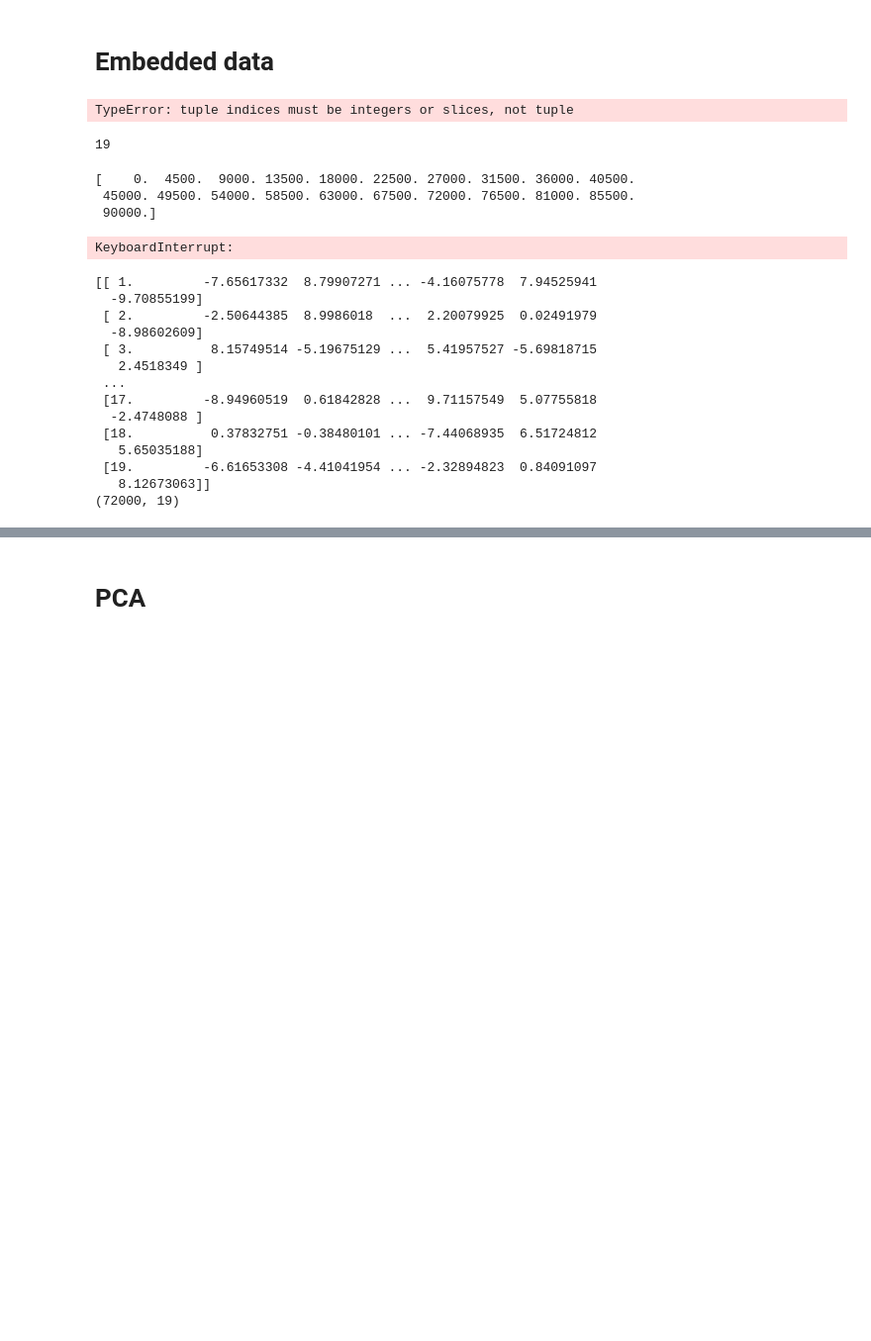
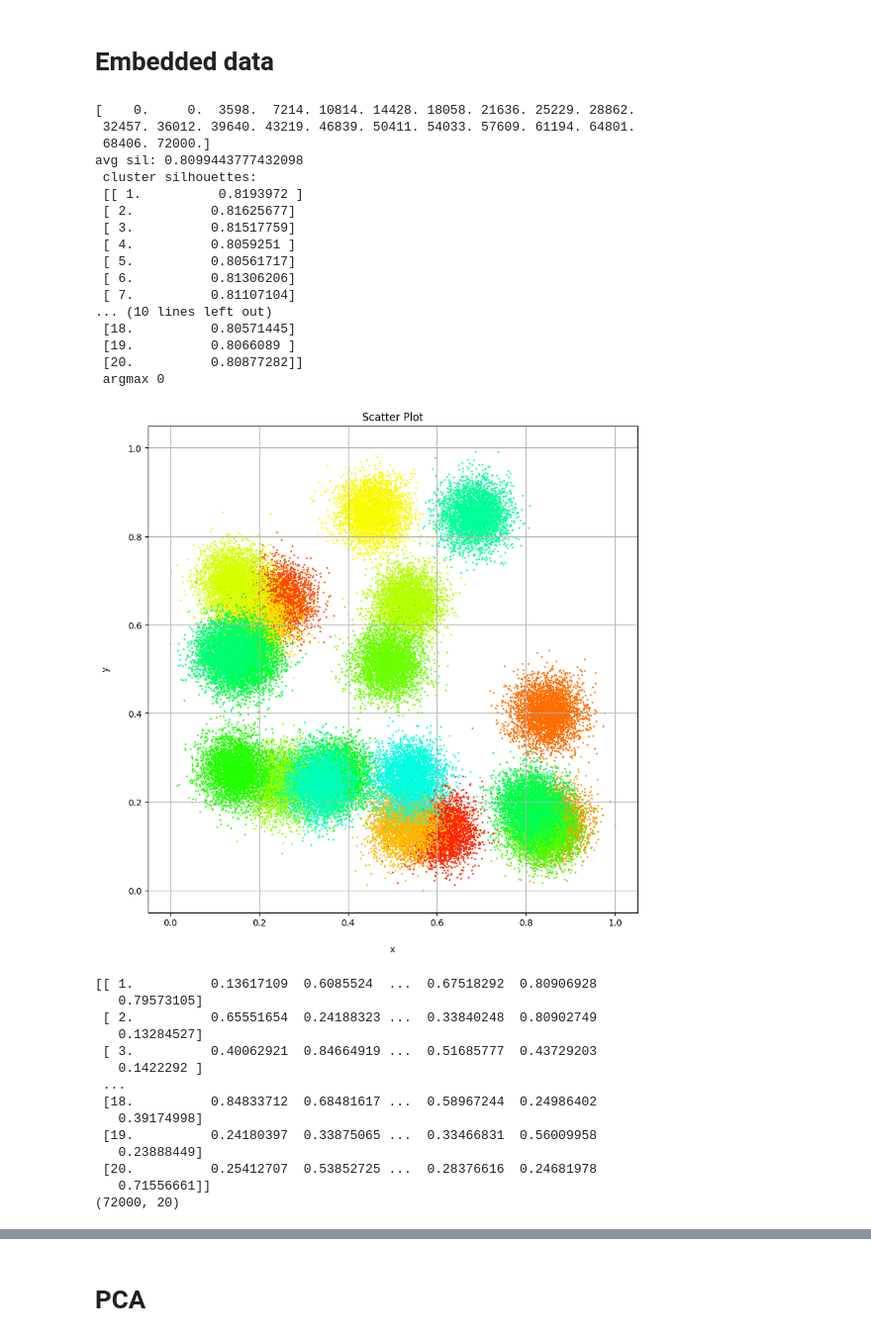
Before and after one commit to LeDeauve/Finding-comparable-sales-using-macine-learning, a Jupyter notebook: Analysis_blobs_20.ipynb, the cells around one changed output, grey strips where cells are left out. Shown at 99% size. Drawn from its saved outputs; the diff is of its cells as text; code cells hidden in the pictures; blank space fills up the shorter version.

```diff
--- a/Analysis_blobs_20.ipynb
+++ b/Analysis_blobs_20.ipynb
@@ -14,7 +14,7 @@ from functions_fcsuml import *
 import warnings
 warnings.simplefilter(action='ignore', category=FutureWarning)
 # %%
-blobs, labels, centers = datasets.make_blobs(n_samples=90000, n_features=150, centers=20, random_state=42, return_centers=True)
+blobs, labels, centers = datasets.make_blobs(n_samples=90000, n_features=100, centers=20, random_state=42, return_centers=True)
 
 targets = blobs[:, -1]
 data = blobs[:, :-1]
@@ -79,35 +79,36 @@ Notes:
 [1] Standard Errors assume that the covariance matrix of the errors is correctly specified.
 # %% [markdown]
 # Embedded data
-# %%
-number_of_clusters, optimal_clustering = clustering(norm_data, cluster_size=300, min_samples=2)
-# %% [output]
-TypeError: tuple indices must be integers or slices, not tuple
-# %%
-print(number_of_clusters)
-def create_clusterspan(sorted_clusters, number_of_clusters):
-    clusterspan = np.zeros(number_of_clusters+2)
-
-    for i in range(0, number_of_clusters+1):
-        clusterspan[i+1] = clusterspan[i] + np.shape(sorted_clusters[np.where(sorted_clusters[:,0] == i)])[0]
-
-    clusterspan[-1] = np.shape(sorted_clusters)[0]
-    return clusterspan
-# %% [output]
-19
 # %%
+number_of_clusters, optimal_clustering = clustering(norm_data, cluster_size=100, min_samples=2)
+
 sorted_clusters = optimal_clustering[optimal_clustering[:, 0].argsort()] # sorting the clustered data by cluster affiliation
+sorted_clusters[:, 0] += 1
 number_of_clusters = int(np.max(sorted_clusters[:,0]))
 clusterspan = create_clusterspan(sorted_clusters, number_of_clusters)
 print(clusterspan)
 average_silhouette, cluster_silhouettes = silhouette(sorted_clusters, number_of_clusters)
 print('avg sil:', average_silhouette, '\n cluster silhouettes: \n', cluster_silhouettes, '\n argmax', np.argmax(cluster_silhouettes[:,1]))
 show_clusters_in_latlon(norm_data, sorted_clusters, number_of_clusters, clusterspan,2, 1)
 # %% [output]
-[    0.  4500.  9000. 13500. 18000. 22500. 27000. 31500. 36000. 40500.
- 45000. 49500. 54000. 58500. 63000. 67500. 72000. 76500. 81000. 85500.
- 90000.]
+[    0.     0.  3598.  7214. 10814. 14428. 18058. 21636. 25229. 28862.
+ 32457. 36012. 39640. 43219. 46839. 50411. 54033. 57609. 61194. 64801.
+ 68406. 72000.]
+avg sil: 0.8099443777432098
+ cluster silhouettes:
+ [[ 1.          0.8193972 ]
+ [ 2.          0.81625677]
+ [ 3.          0.81517759]
+ [ 4.          0.8059251 ]
+ [ 5.          0.80561717]
+ [ 6.          0.81306206]
+ [ 7.          0.81107104]
+... (10 lines left out)
+ [18.          0.80571445]
+ [19.          0.8066089 ]
+ [20.          0.80877282]]
+ argmax 0
-KeyboardInterrupt:
+[figure, added]
 # %%
 def center_of_mass(number_of_clusters, clusters):
     """Takes a number of clusters and a matrix with points declaring where the first column references which cluster to which the point belongs and
@@ -171,20 +172,20 @@ embedded_data = (transformation_matrix@norm_data.T).T
 print(np.shape(embedded_data))
 # print(norm_embedded_data)
 # %% [output]
-[[ 1.         -7.65617332  8.79907271 ... -4.16075778  7.94525941
-  -9.70855199]
- [ 2.         -2.50644385  8.9986018  ...  2.20079925  0.02491979
-  -8.98602609]
- [ 3.          8.15749514 -5.19675129 ...  5.41957527 -5.69818715
-   2.4518349 ]
+[[ 1.          0.13617109  0.6085524  ...  0.67518292  0.80906928
+   0.79573105]
+ [ 2.          0.65551654  0.24188323 ...  0.33840248  0.80902749
+   0.13284527]
+ [ 3.          0.40062921  0.84664919 ...  0.51685777  0.43729203
+   0.1422292 ]
  ...
- [17.         -8.94960519  0.61842828 ...  9.71157549  5.07755818
-  -2.4748088 ]
- [18.          0.37832751 -0.38480101 ... -7.44068935  6.51724812
-   5.65035188]
- [19.         -6.61653308 -4.41041954 ... -2.32894823  0.84091097
-   8.12673063]]
-(72000, 19)
+ [18.          0.84833712  0.68481617 ...  0.58967244  0.24986402
+   0.39174998]
+ [19.          0.24180397  0.33875065 ...  0.33466831  0.56009958
+   0.23888449]
+ [20.          0.25412707  0.53852725 ...  0.28376616  0.24681978
+   0.71556661]]
+(72000, 20)
 # %%
 embedded_testing_data = (transformation_matrix@norm_testing_data.T).T
 X_embedded_data = sm.add_constant(embedded_data)
```
Also changed, not shown: parts of 6 cells of this notebook, 5 other files.
